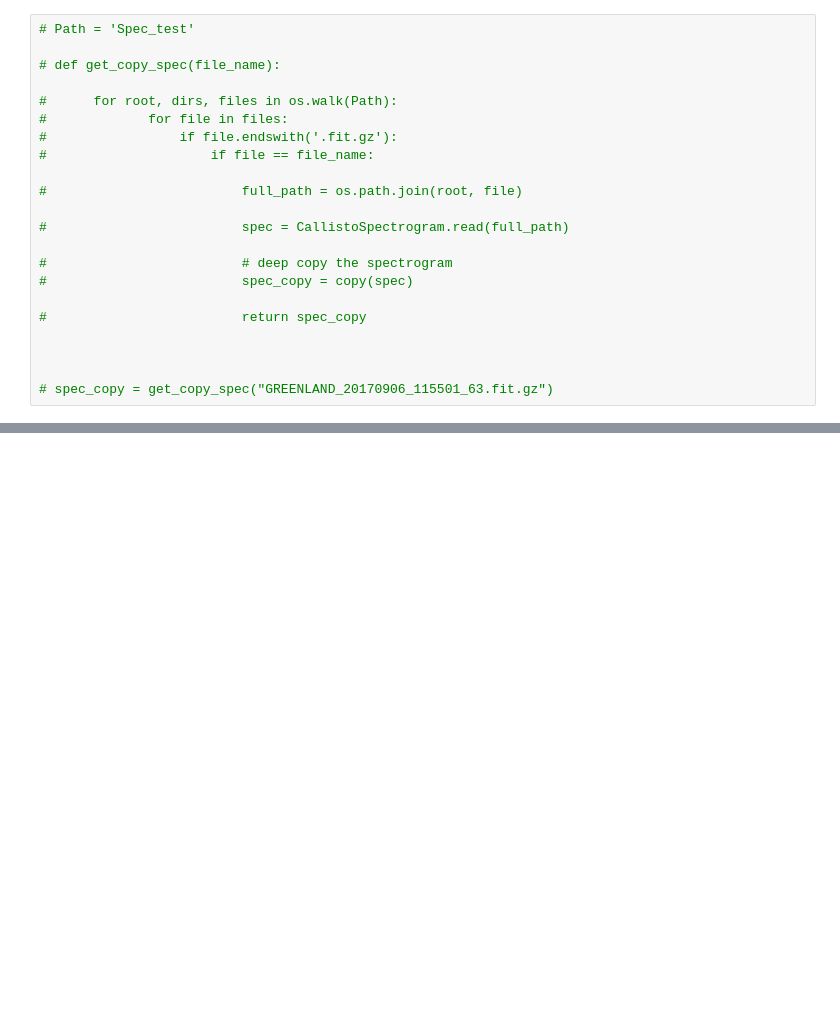
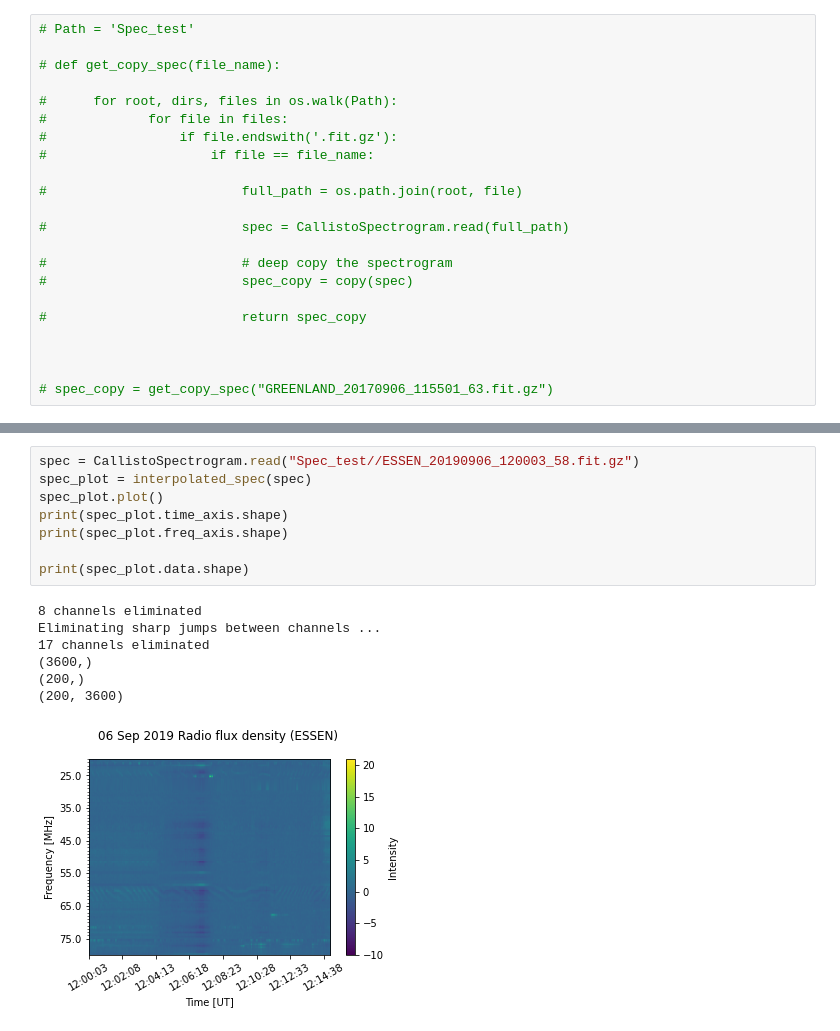
Before and after one commit to i4Ds/eCallistoValidation, a Jupyter notebook: Scripts/test_interpolation.ipynb, the cells around one changed output, grey strips where cells are left out. Saved outputs shown, nothing was run; the diff lists cells and outputs as text; blank space fills up the shorter version.

```diff
--- a/Scripts/test_interpolation.ipynb
+++ b/Scripts/test_interpolation.ipynb
@@ -202,0 +237,16 @@ HISTORY : The Interpolate data after using the constbacksub, elimwrongchannels.
+# %%
+spec = CallistoSpectrogram.read("Spec_test//ESSEN_20190906_120003_58.fit.gz")
+spec_plot = interpolated_spec(spec)
+spec_plot.plot()
+print(spec_plot.time_axis.shape)
+print(spec_plot.freq_axis.shape)
+
+print(spec_plot.data.shape)
+# %% [output]
+8 channels eliminated
+Eliminating sharp jumps between channels ...
+17 channels eliminated
+(3600,)
+(200,)
+(200, 3600)
+[figure, added]
```
Also changed, not shown: parts of 3 cells of this notebook.
